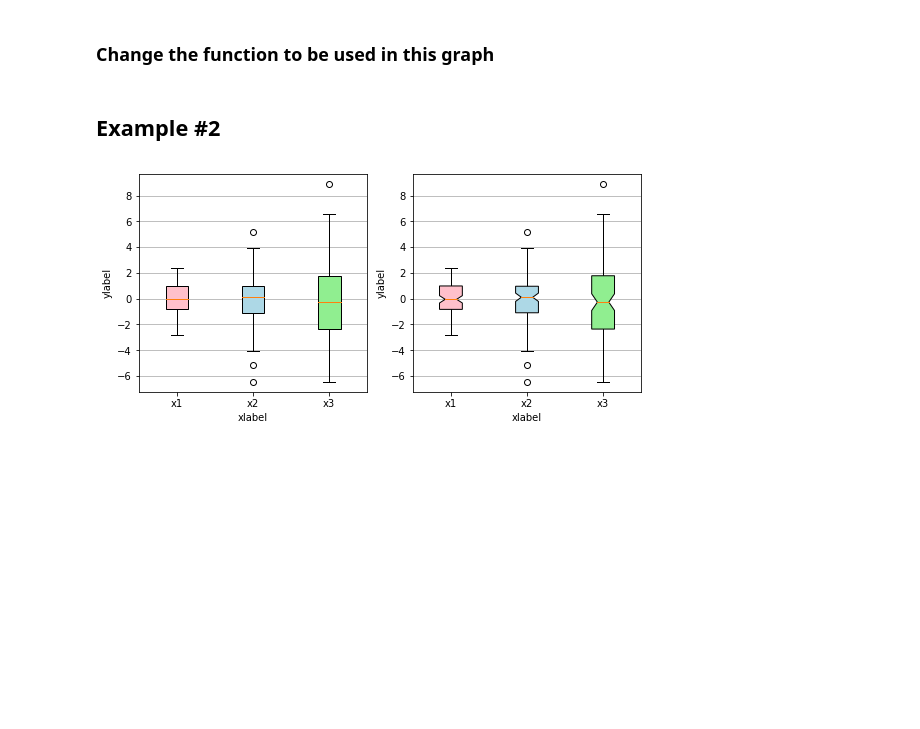
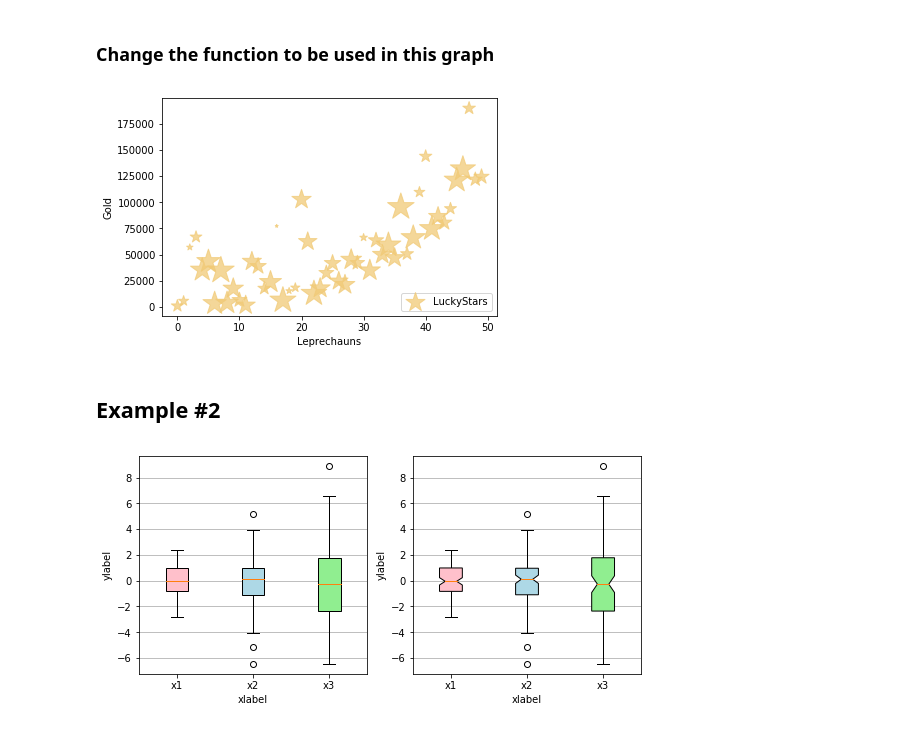
Before and after one commit to FrontAnalyticsInc/data_analytics_course, a Jupyter notebook: ExercisesByWeek/02-Graphing-n-Visualizations/02-data-viz/Pair_Programming_Exercise.ipynb, the cells around one changed output. Saved outputs shown, nothing was run; the diff lists cells and outputs as text; code cells hidden in the pictures; blank space fills up the shorter version.

```diff
--- a/ExercisesByWeek/02-Graphing-n-Visualizations/02-data-viz/Pair_Programming_Exercise.ipynb
+++ b/ExercisesByWeek/02-Graphing-n-Visualizations/02-data-viz/Pair_Programming_Exercise.ipynb
@@ -22,5 +40,18 @@ plt.show()
 # %% [markdown]
 ### Change the function to be used in this graph
+# %%
+x = np.arange(0.0, 50.0, 1.0)
+y = (x) ** 3 + np.random.rand(*x.shape) * 1000 *  np.random.rand(*x.shape) * 100
+s = np.random.rand(*x.shape) * 800
+
+plt.scatter(x, y, s, c="#F1CA77", alpha=0.75, marker='*',
+            label="LuckyStars")
+plt.xlabel("Leprechauns")
+plt.ylabel("Gold")
+plt.legend(loc=4)
+plt.show()
+# %% [output]
+[figure, added]
 # %% [markdown]
 ## Example #2
 # %%
```
Also changed, not shown: parts of 3 cells of this notebook.
